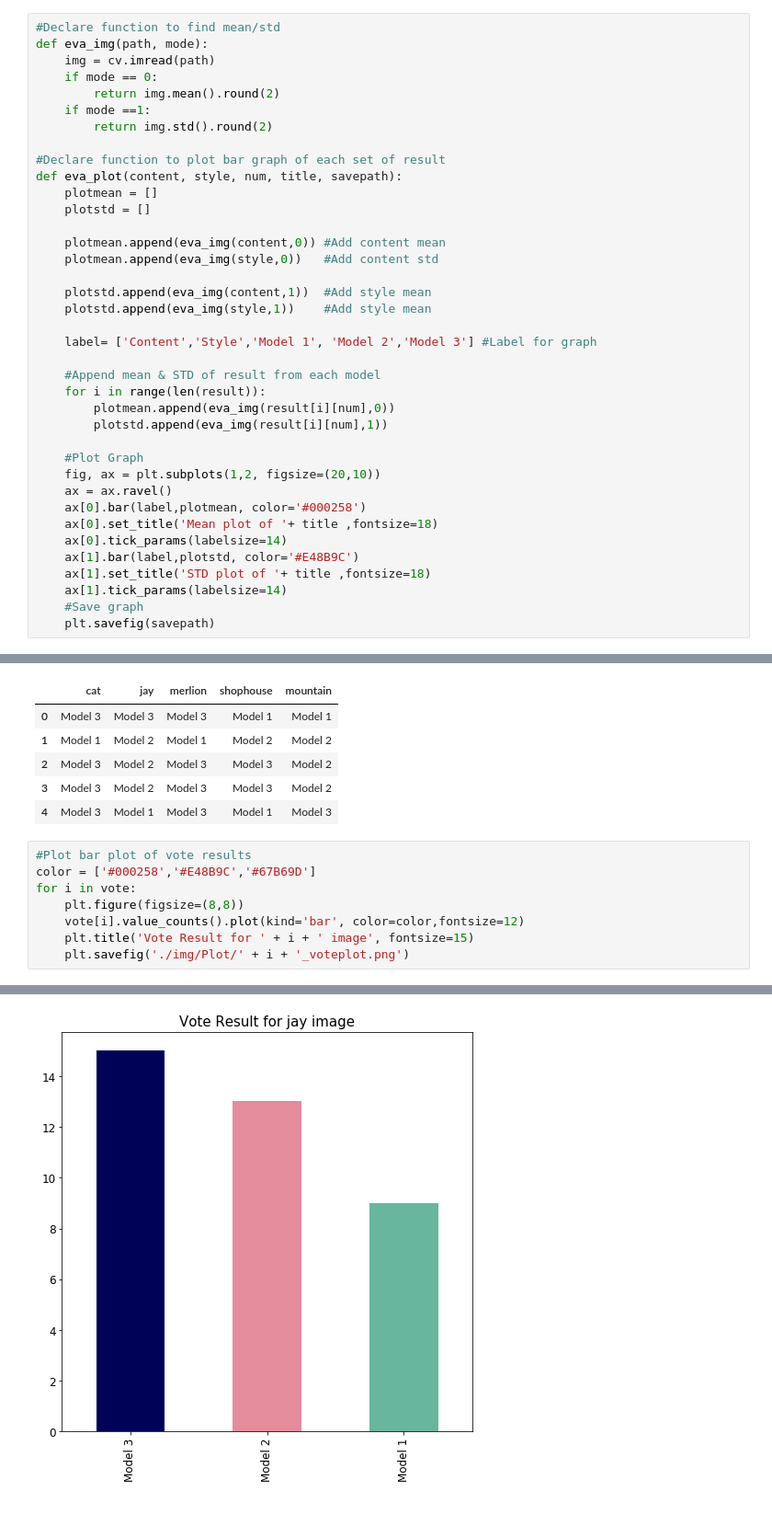
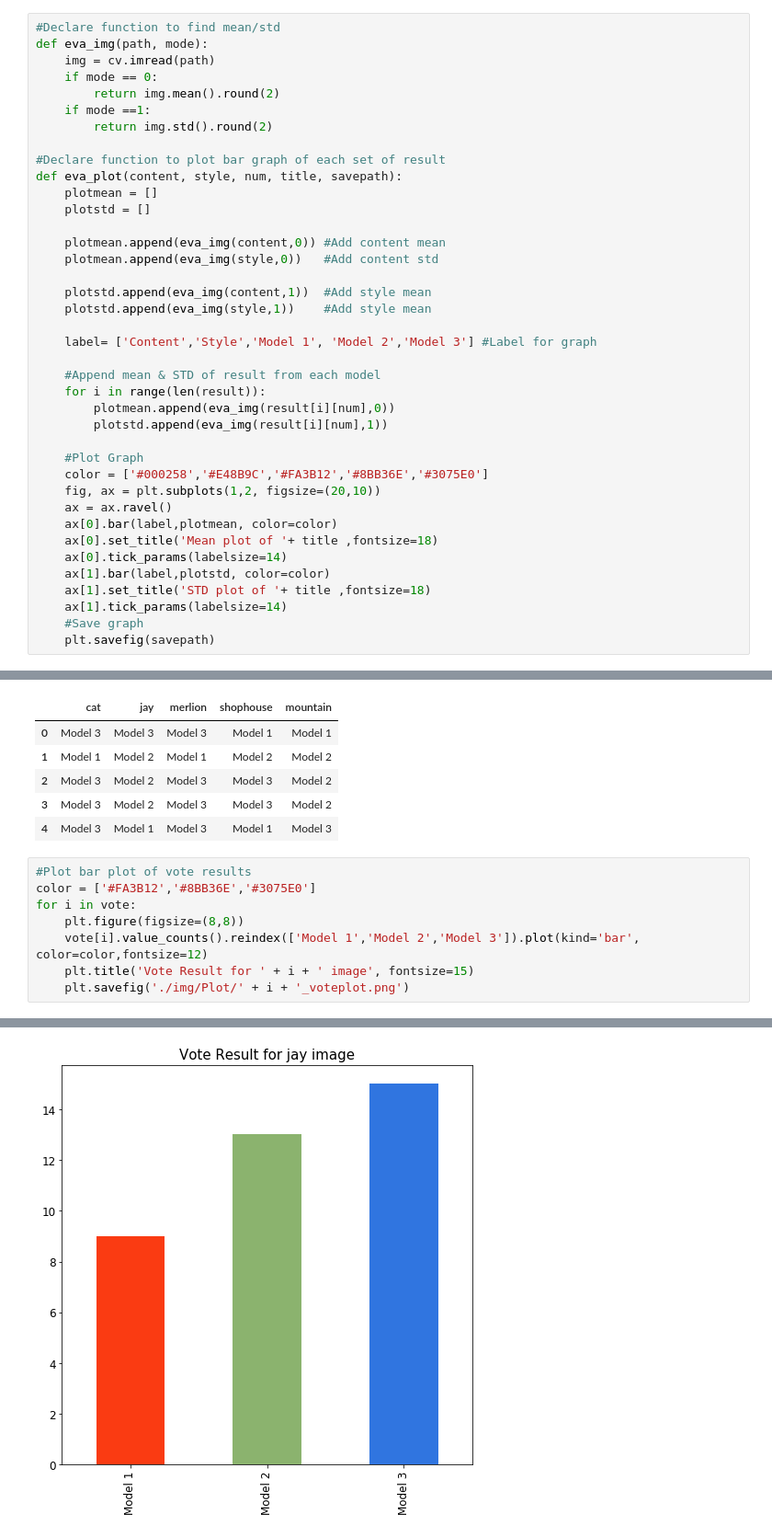
Before and after one commit to Singforthelaughter/Neuralstyletransfer_painting, a Jupyter notebook: NST Evaluation.ipynb, the cells around one changed output, grey strips where cells are left out. Shown: that part at 92% size. Saved outputs shown, nothing was run; the diff lists cells and outputs as text.

```diff
--- a/NST Evaluation.ipynb
+++ b/NST Evaluation.ipynb
@@ -115,12 +117,13 @@ def eva_plot(content, style, num, title, savepath):
         plotstd.append(eva_img(result[i][num],1))
 
     #Plot Graph
+    color = ['#000258','#E48B9C','#FA3B12','#8BB36E','#3075E0']
     fig, ax = plt.subplots(1,2, figsize=(20,10))
     ax = ax.ravel()
-    ax[0].bar(label,plotmean, color='#000258')
+    ax[0].bar(label,plotmean, color=color)
     ax[0].set_title('Mean plot of '+ title ,fontsize=18)
     ax[0].tick_params(labelsize=14)
-    ax[1].bar(label,plotstd, color='#E48B9C')
+    ax[1].bar(label,plotstd, color=color)
     ax[1].set_title('STD plot of '+ title ,fontsize=18)
     ax[1].tick_params(labelsize=14)
     #Save graph
@@ -243,10 +246,10 @@ vote.head()
 | 4 | Model 3 | Model 1 | Model 3 | Model 1 | Model 3 |
 # %%
 #Plot bar plot of vote results
-color = ['#000258','#E48B9C','#67B69D']
+color = ['#FA3B12','#8BB36E','#3075E0']
 for i in vote:
     plt.figure(figsize=(8,8))
-    vote[i].value_counts().plot(kind='bar', color=color,fontsize=12)
+    vote[i].value_counts().reindex(['Model 1','Model 2','Model 3']).plot(kind='bar', color=color,fontsize=12)
     plt.title('Vote Result for ' + i + ' image', fontsize=15)
     plt.savefig('./img/Plot/' + i + '_voteplot.png')
 # %% [output]
@@ -254 +257 @@ for i in vote:
-[figure, old version]
+[figure, new version]
```
Also changed, not shown: parts of 3 cells of this notebook, 17 other files.
